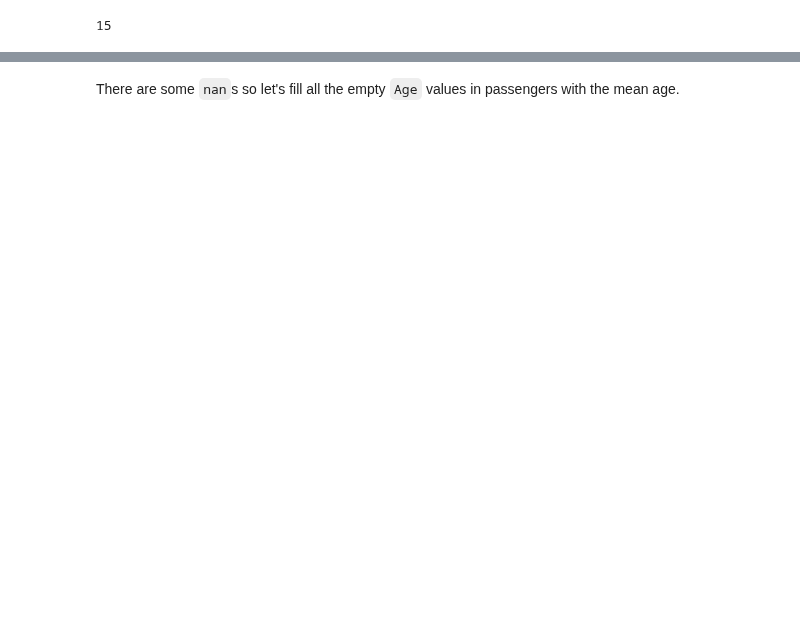
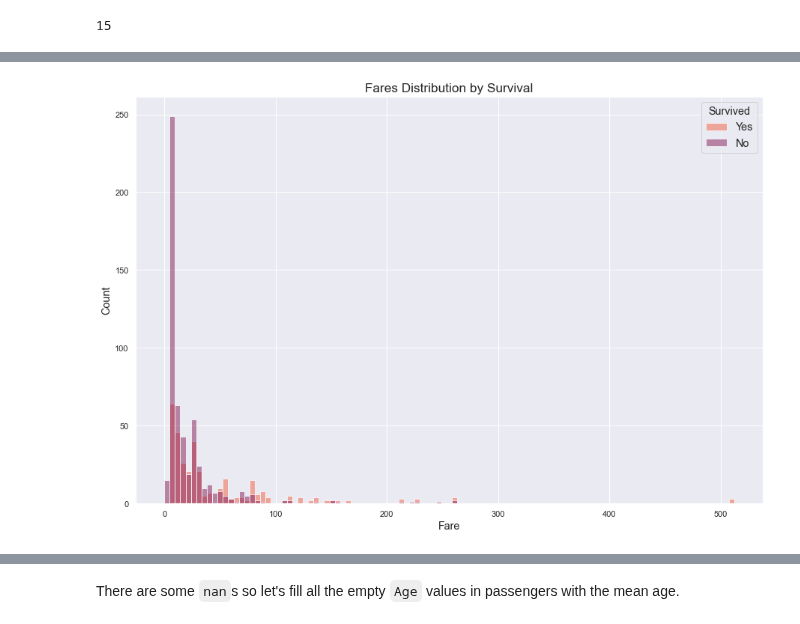
Before and after one commit to jadidaniel/jupyter-notebooks, a Jupyter notebook: ml/suprvised_learning/logistic_regression/logistic_regression_titanic.ipynb, the cells around one changed output, grey strips where cells are left out. Drawn from its saved outputs; the diff is of its cells as text; code cells hidden in the pictures; blank space fills up the shorter version.

```diff
--- a/ml/suprvised_learning/logistic_regression/logistic_regression_titanic.ipynb
+++ b/ml/suprvised_learning/logistic_regression/logistic_regression_titanic.ipynb
@@ -158 +190,40 @@ passengers['Sex_num'] = passengers.Sex.map({'female': 1, 'male': 0})
+# %%
+# Set darkgrid for all plots of the project
+sns.set(style='darkgrid')
+
+def visualise_hist(dataset, column_names, palette, title, xlabel, ylabel):
+    # Prepare figure
+    plt.figure(figsize = (15,10))
+    # Draw hisplot
+    ax = sns.histplot(
+        passengers,
+        x=column_names[0],
+        hue=column_names[1],
+        stat="count",
+        legend=False,
+        palette=palette
+        )
+
+    # Add descriptions
+    ax.set_title(title, fontsize = 'x-large')
+    ax.set_xlabel(xlabel, fontsize = 'large')
+    ax.set_ylabel(ylabel, fontsize = 'large')
+
+    plt.legend(
+        title='Survived',
+        title_fontsize='large',
+        loc='upper right',
+        labels=['Yes', 'No'],
+        fontsize = 'large')
+    return plt.show()
+
+visualise_hist(
+    passengers,
+    column_names=['Fare', 'Survived'],
+    palette='rocket',
+    title='Fares Distribution by Survival',
+    xlabel='Fare',
+    ylabel='Count')
+# %% [output]
+[figure, added]
 # %% [markdown]
```
Also changed, not shown: parts of 55 cells of this notebook, 1 other file.
